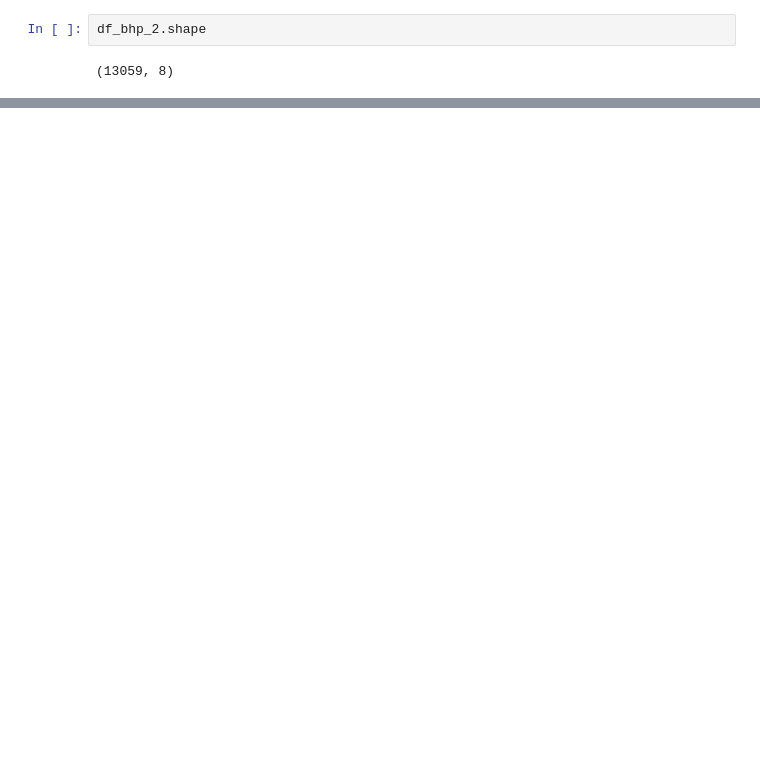
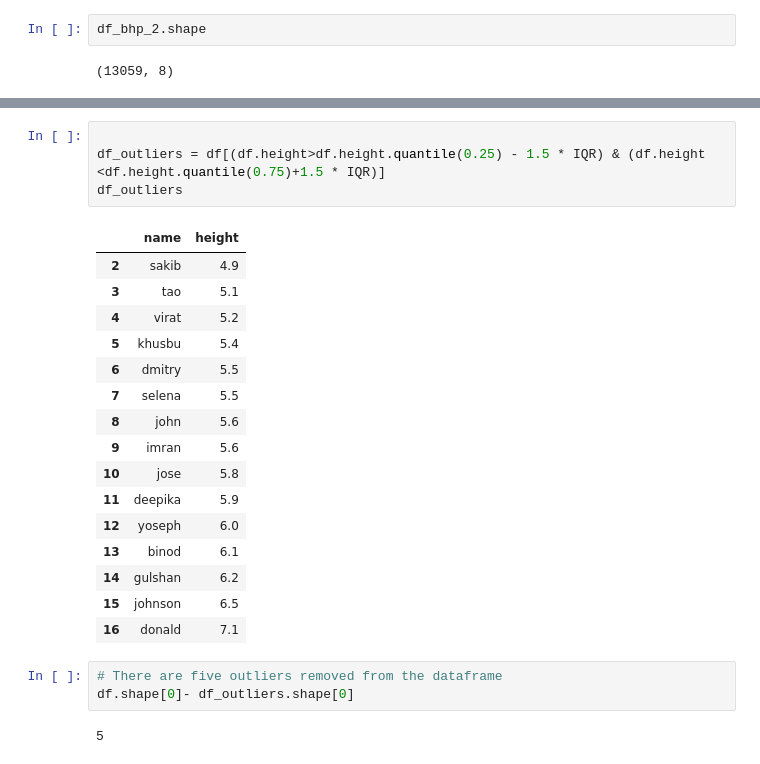
Before and after one commit to rhodapang/Python-Project, a Jupyter notebook: Data Science Feature Engineering by Python.ipynb, the cells around one changed output, grey strips where cells are left out. Drawn from its saved outputs; the diff is of its cells as text; blank space fills up the shorter version.

```diff
--- a/Data Science Feature Engineering by Python.ipynb
+++ b/Data Science Feature Engineering by Python.ipynb
@@ -541,0 +544,26 @@ df[(df.height< df.height.quantile(0.25) - 1.5 * IQR) | (df.height > df.height.qu
+# %%
+
+df_outliers = df[(df.height>df.height.quantile(0.25) - 1.5 * IQR) & (df.height <df.height.quantile(0.75)+1.5 * IQR)]
+df_outliers
+# %% [output]
+|  | name | height |
+| 2 | sakib | 4.9 |
+| 3 | tao | 5.1 |
+| 4 | virat | 5.2 |
+| 5 | khusbu | 5.4 |
+| 6 | dmitry | 5.5 |
+| 7 | selena | 5.5 |
+| 8 | john | 5.6 |
+| 9 | imran | 5.6 |
+| 10 | jose | 5.8 |
+| 11 | deepika | 5.9 |
+| 12 | yoseph | 6.0 |
+| 13 | binod | 6.1 |
+| 14 | gulshan | 6.2 |
+| 15 | johnson | 6.5 |
+| 16 | donald | 7.1 |
+# %%
+# There are five outliers removed from the dataframe
+df.shape[0]- df_outliers.shape[0]
+# %% [output]
+5
```
Also changed, not shown: parts of 21 cells of this notebook.
